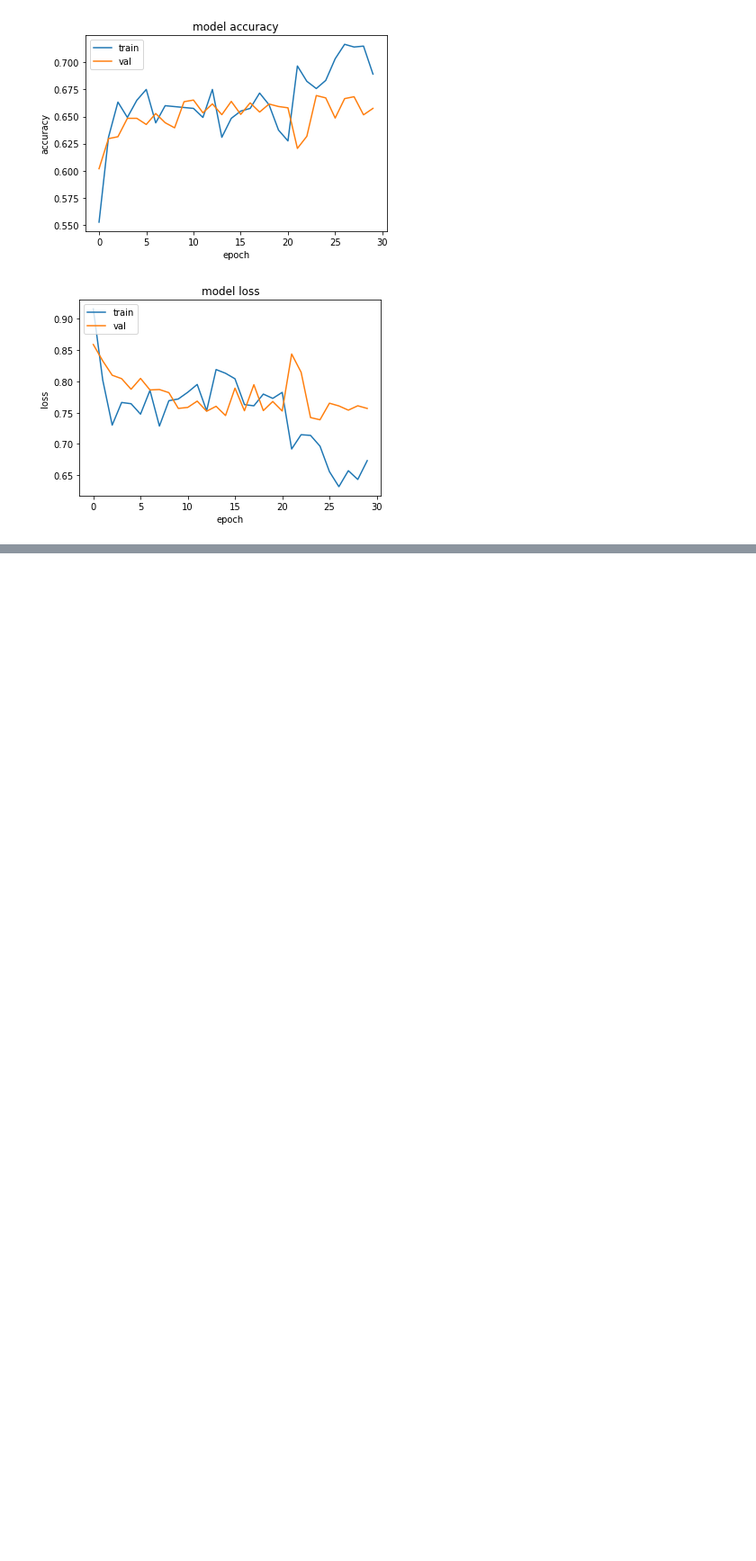
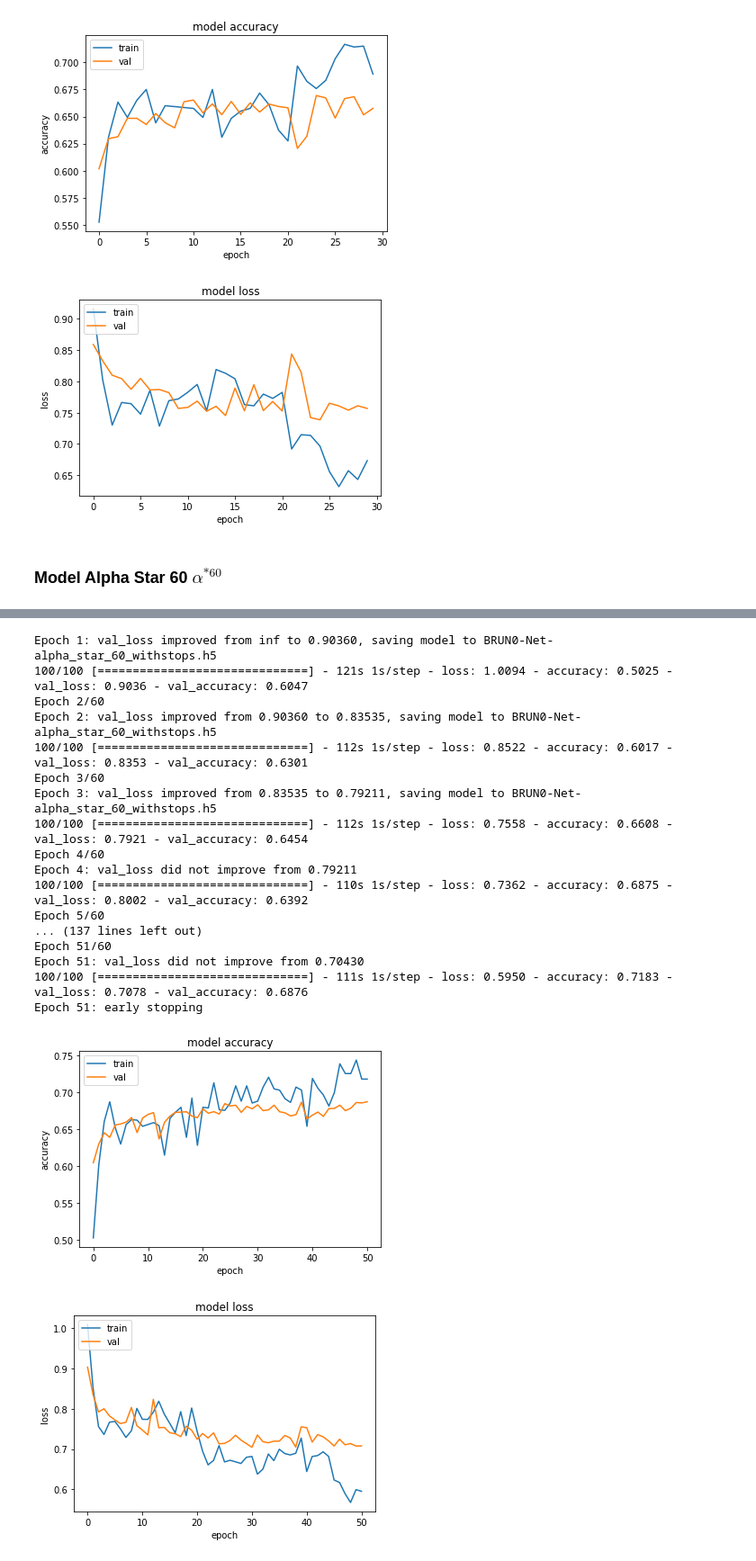
Before and after one commit to Typing-Monkeys/BRUN0-Net, a Jupyter notebook: training/Brun0-Net.ipynb, the cells around one changed output, grey strips where cells are left out. Shown at 90% size. Saved outputs shown, nothing was run; the diff lists cells and outputs as text; code cells hidden in the pictures; blank space fills up the shorter version.

Commit message:
Alpha Star 60
Allenato il modello Alpha Star con stopwords con 60 epoche

```diff
--- a/training/Brun0-Net.ipynb
+++ b/training/Brun0-Net.ipynb
@@ -484,7 +484,7 @@ To enable them in other operations, rebuild TensorFlow with the appropriate comp
 # %% [markdown]
 Scrivo una funzione che mi aiuta ad allenare e testare i varo modelli che creerò per poter scegliere il migliore
 # %%
-def train_and_plot(model_builder: callable, model_version: str, batch_size=BATCH_SIZE, epochs=30, steps_per_epoch=100, remove_stopwards=False):
+def train_and_plot(model_builder: callable, model_version: str, batch_size=BATCH_SIZE, epochs=30, patience=10, steps_per_epoch=100, remove_stopwards=False):
     K.clear_session()
 
     model = model_builder()
@@ -521,7 +521,7 @@ def train_and_plot(model_builder: callable, model_version: str, batch_size=BATCH
     )
 
     model_filepath = f'BRUN0-Net-{model_version}.h5'
-    es = keras.callbacks.EarlyStopping(monitor='val_loss', mode='min', verbose=1, patience=10) # Early stopping (stops training when validation doesn't improve for {patience} epochs)
+    es = keras.callbacks.EarlyStopping(monitor='val_loss', mode='min', verbose=1, patience=patience) # Early stopping (stops training when validation doesn't improve for {patience} epochs)
     save_best = keras.callbacks.ModelCheckpoint(model_filepath, monitor='val_loss', save_best_only=True, mode='min', verbose=1) # Saves the best version of the model to disk (as measured on the validation data set)
 
     history = model.fit(
@@ -1715,3 +1715,8 @@ Epoch 30: val_loss did not improve from 0.73866
 100/100 [==============================] - 109s 1s/step - loss: 0.6734 - accuracy: 0.6892 - val_loss: 0.7568 - val_accuracy: 0.6575
 [figure]
 [figure]
+# %% [markdown]
+### Model Alpha Star 60 $\alpha^{*60}$
+# %%
+train_and_plot(alphastar_model_builder, 'alpha_star_60_withstops', epochs=60, patience=20)
+# %% [output]
@@ -1717,0 +1747,19 @@ Epoch 30: val_loss did not improve from 0.73866
+Epoch 1: val_loss improved from inf to 0.90360, saving model to BRUN0-Net-alpha_star_60_withstops.h5
+100/100 [==============================] - 121s 1s/step - loss: 1.0094 - accuracy: 0.5025 - val_loss: 0.9036 - val_accuracy: 0.6047
+Epoch 2/60
+Epoch 2: val_loss improved from 0.90360 to 0.83535, saving model to BRUN0-Net-alpha_star_60_withstops.h5
+100/100 [==============================] - 112s 1s/step - loss: 0.8522 - accuracy: 0.6017 - val_loss: 0.8353 - val_accuracy: 0.6301
+Epoch 3/60
+Epoch 3: val_loss improved from 0.83535 to 0.79211, saving model to BRUN0-Net-alpha_star_60_withstops.h5
+100/100 [==============================] - 112s 1s/step - loss: 0.7558 - accuracy: 0.6608 - val_loss: 0.7921 - val_accuracy: 0.6454
+Epoch 4/60
+Epoch 4: val_loss did not improve from 0.79211
+100/100 [==============================] - 110s 1s/step - loss: 0.7362 - accuracy: 0.6875 - val_loss: 0.8002 - val_accuracy: 0.6392
+Epoch 5/60
+... (137 lines left out)
+Epoch 51/60
+Epoch 51: val_loss did not improve from 0.70430
+100/100 [==============================] - 111s 1s/step - loss: 0.5950 - accuracy: 0.7183 - val_loss: 0.7078 - val_accuracy: 0.6876
+Epoch 51: early stopping
+[figure, added]
+[figure, added]
```
Also changed, not shown: parts of 2 cells of this notebook, 2 other files.
